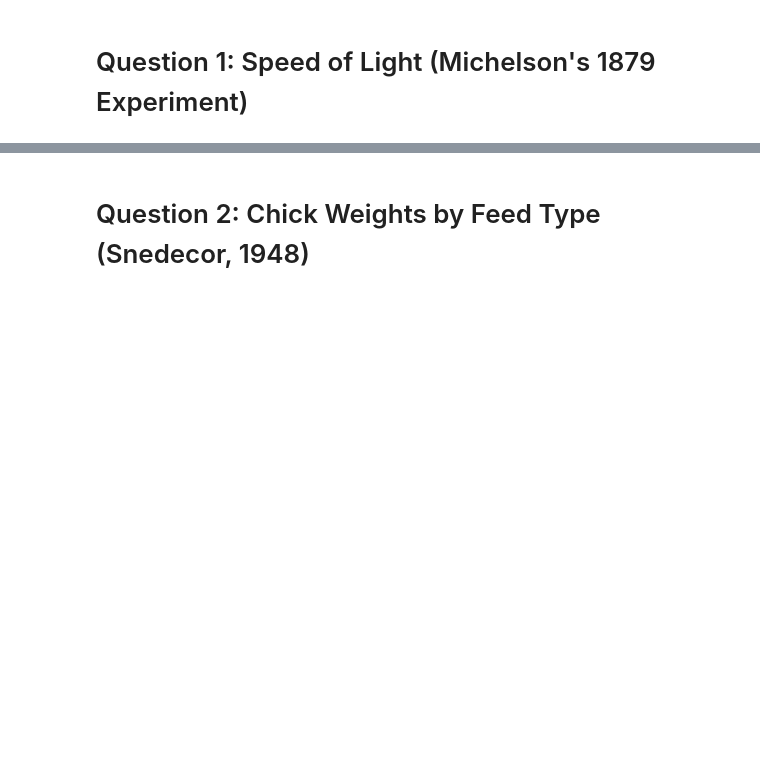
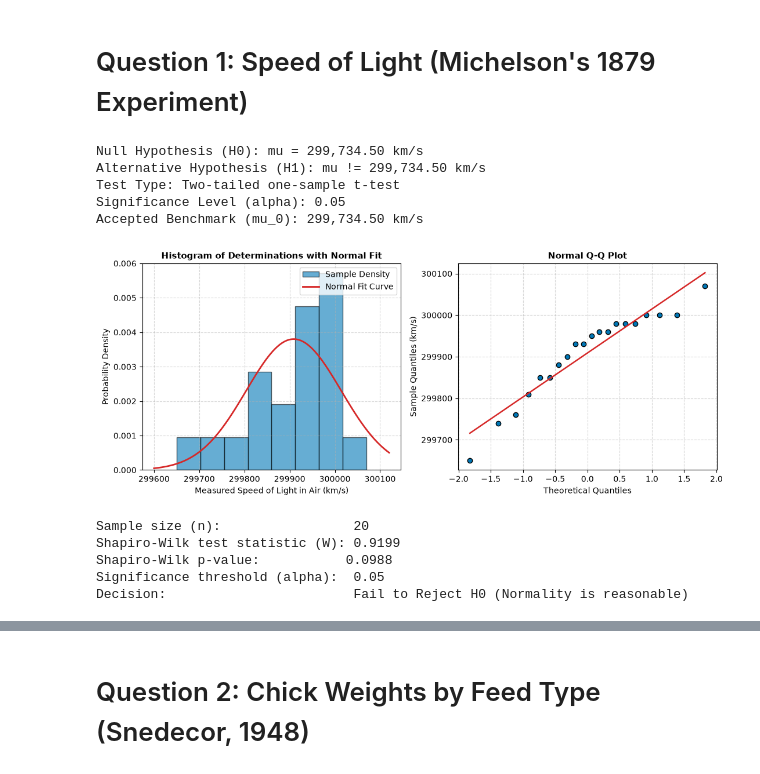
Before and after one commit to Alaindeve1/DIAML_3, a Jupyter notebook: nalain_DIAML_Assignment3.ipynb, the cells around one changed output, grey strips where cells are left out. Cells and saved outputs as stored; diff of their text form; code cells hidden in the pictures; blank space fills up the shorter version.

```diff
--- a/nalain_DIAML_Assignment3.ipynb
+++ b/nalain_DIAML_Assignment3.ipynb
@@ -17,7 +17,7 @@ michelson_velocities = pd.Series(
     name='speed_km_s'
 )
 
-# Reference benchmark: true speed of light in air (km/s)
+
 accepted_c_air = 299734.50
 significance_alpha = 0.05
 
@@ -25,5 +25,10 @@ print(f"Null Hypothesis (H0): mu = {accepted_c_air:,.2f} km/s")
 print(f"Alternative Hypothesis (H1): mu != {accepted_c_air:,.2f} km/s")
 print("Test Type: Two-tailed one-sample t-test")
 print(f"Significance Level (alpha): {significance_alpha}")
-print(f"Sample Size (n): {len(michelson_velocities)}")
 print(f"Accepted Benchmark (mu_0): {accepted_c_air:,.2f} km/s")
+# %% [output]
+Null Hypothesis (H0): mu = 299,734.50 km/s
+Alternative Hypothesis (H1): mu != 299,734.50 km/s
+Test Type: Two-tailed one-sample t-test
+Significance Level (alpha): 0.05
+Accepted Benchmark (mu_0): 299,734.50 km/s
@@ -41,3 +35,54 @@ print(f"Decision: {'Fail to Reject H0' if shapiro_p > significance_alpha else 'R
+# %%
+# (b) Assess normality of the sample using visual diagnostics and the Shapiro-Wilk test
+import matplotlib.pyplot as plt
+from scipy import stats
+import numpy as np
+
+# 1. Statistical Shapiro-Wilk test
+shapiro_w, shapiro_p = stats.shapiro(michelson_velocities)
+
+# 2. Visual normality diagnostics (Histogram with fitted Gaussian + Q-Q Plot)
+fig, axes = plt.subplots(1, 2, figsize=(11, 4.5))
+
+# Panel 1: Density Histogram with Normal Fit Curve
+axes[0].hist(michelson_velocities, bins=8, density=True, color='#0077b6', edgecolor='black', alpha=0.6, label='Sample Density')
+x_vals = np.linspace(michelson_velocities.min() - 50, michelson_velocities.max() + 50, 100)
+fit_pdf = stats.norm.pdf(x_vals, loc=michelson_velocities.mean(), scale=michelson_velocities.std(ddof=1))
+axes[0].plot(x_vals, fit_pdf, color='#d62828', linewidth=2.0, label='Normal Fit Curve')
+axes[0].set_title('Histogram of Determinations with Normal Fit', fontsize=11, fontweight='bold')
+axes[0].set_xlabel('Measured Speed of Light in Air (km/s)', fontsize=10)
+axes[0].set_ylabel('Probability Density', fontsize=10)
+axes[0].legend(frameon=True, loc='upper right')
+axes[0].grid(True, linestyle='--', alpha=0.5)
+
+# Panel 2: Normal Q-Q Plot
+stats.probplot(michelson_velocities, dist="norm", plot=axes[1])
+axes[1].get_lines()[0].set_markerfacecolor('#0077b6')
+axes[1].get_lines()[0].set_markeredgecolor('black')
+axes[1].get_lines()[0].set_markersize(6)
+axes[1].get_lines()[1].set_color('#d62828')
+axes[1].get_lines()[1].set_linewidth(1.8)
+axes[1].set_title('Normal Q-Q Plot', fontsize=11, fontweight='bold')
+axes[1].set_xlabel('Theoretical Quantiles', fontsize=10)
+axes[1].set_ylabel('Sample Quantiles (km/s)', fontsize=10)
+axes[1].grid(True, linestyle='--', alpha=0.5)
+
+plt.tight_layout()
+plt.show()
+
+# Display computed test metrics
+print(f"Sample size (n):                 {len(michelson_velocities)}")
+print(f"Shapiro-Wilk test statistic (W): {shapiro_w:.4f}")
+print(f"Shapiro-Wilk p-value:           {shapiro_p:.4f}")
+print(f"Significance threshold (alpha):  {significance_alpha}")
+print(f"Decision:                        {'Fail to Reject H0' if shapiro_p > significance_alpha else 'Reject H0'} (Normality is reasonable)")
+# %% [output]
+[figure, added]
+Sample size (n):                 20
+Shapiro-Wilk test statistic (W): 0.9199
+Shapiro-Wilk p-value:           0.0988
+Significance threshold (alpha):  0.05
+Decision:                        Fail to Reject H0 (Normality is reasonable)
 # %%
 # (c) Conduct one-sample t-test against accepted speed of light in air
 
```
Also changed, not shown: parts of 18 cells of this notebook.
